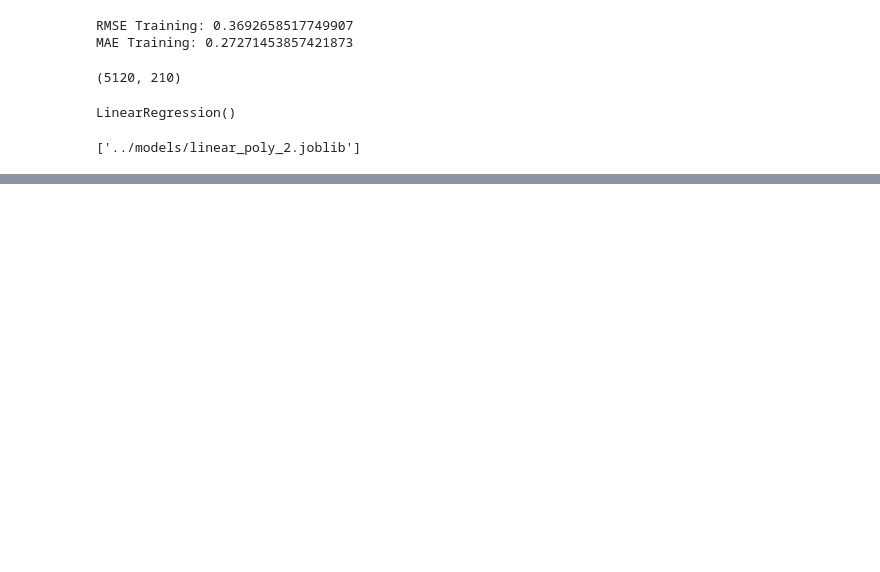
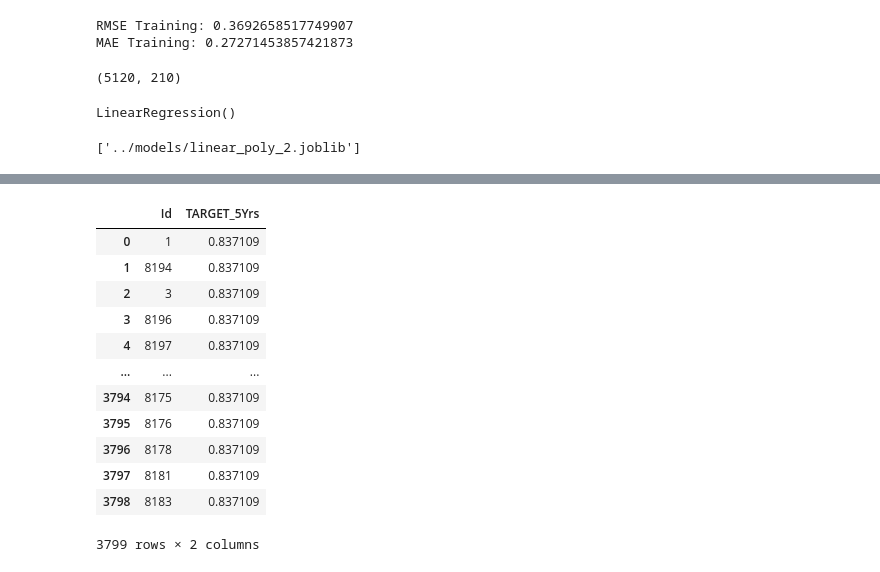
Before and after one commit to jaseuts/nba_career_prediction, a Jupyter notebook: notebooks/murdoch_shannon-14034110-week1.ipynb, the cells around one changed output, grey strips where cells are left out. Drawn from its saved outputs; the diff is of its cells as text; code cells hidden in the pictures; blank space fills up the shorter version.

```diff
--- a/notebooks/murdoch_shannon-14034110-week1.ipynb
+++ b/notebooks/murdoch_shannon-14034110-week1.ipynb
@@ -175,0 +194,16 @@ MAE Training: 0.2485724364694258
+# %%
+output
+# %% [output]
+|  | Id | TARGET_5Yrs |
+| 0 | 1 | 0.837109 |
+| 1 | 8194 | 0.837109 |
+| 2 | 3 | 0.837109 |
+| 3 | 8196 | 0.837109 |
+| 4 | 8197 | 0.837109 |
+| ... | ... | ... |
+| 3794 | 8175 | 0.837109 |
+| 3795 | 8176 | 0.837109 |
+| 3796 | 8178 | 0.837109 |
+| 3797 | 8181 | 0.837109 |
+| 3798 | 8183 | 0.837109 |
+3799 rows × 2 columns
```
Also changed, not shown: parts of 20 cells of this notebook, 1 other file.
